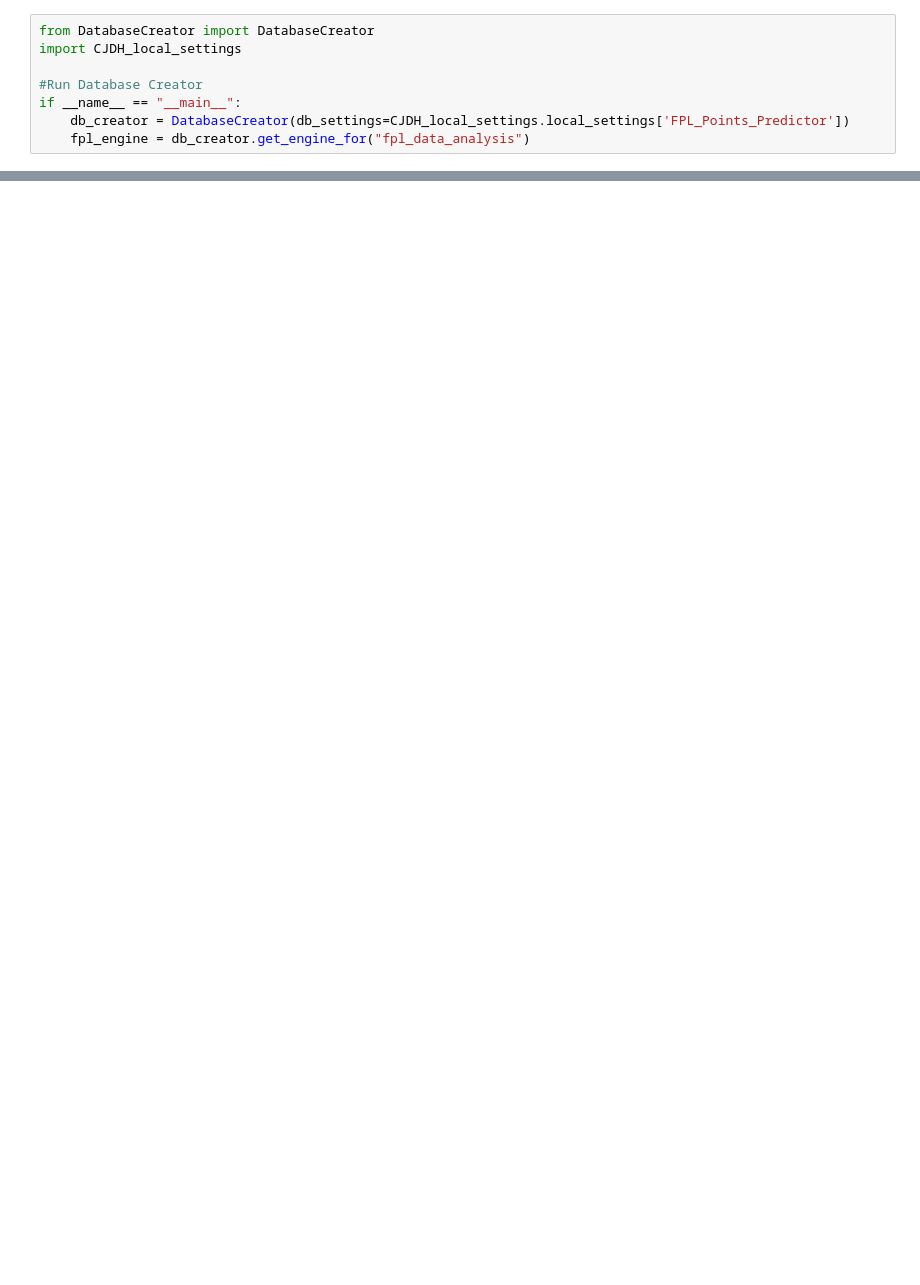
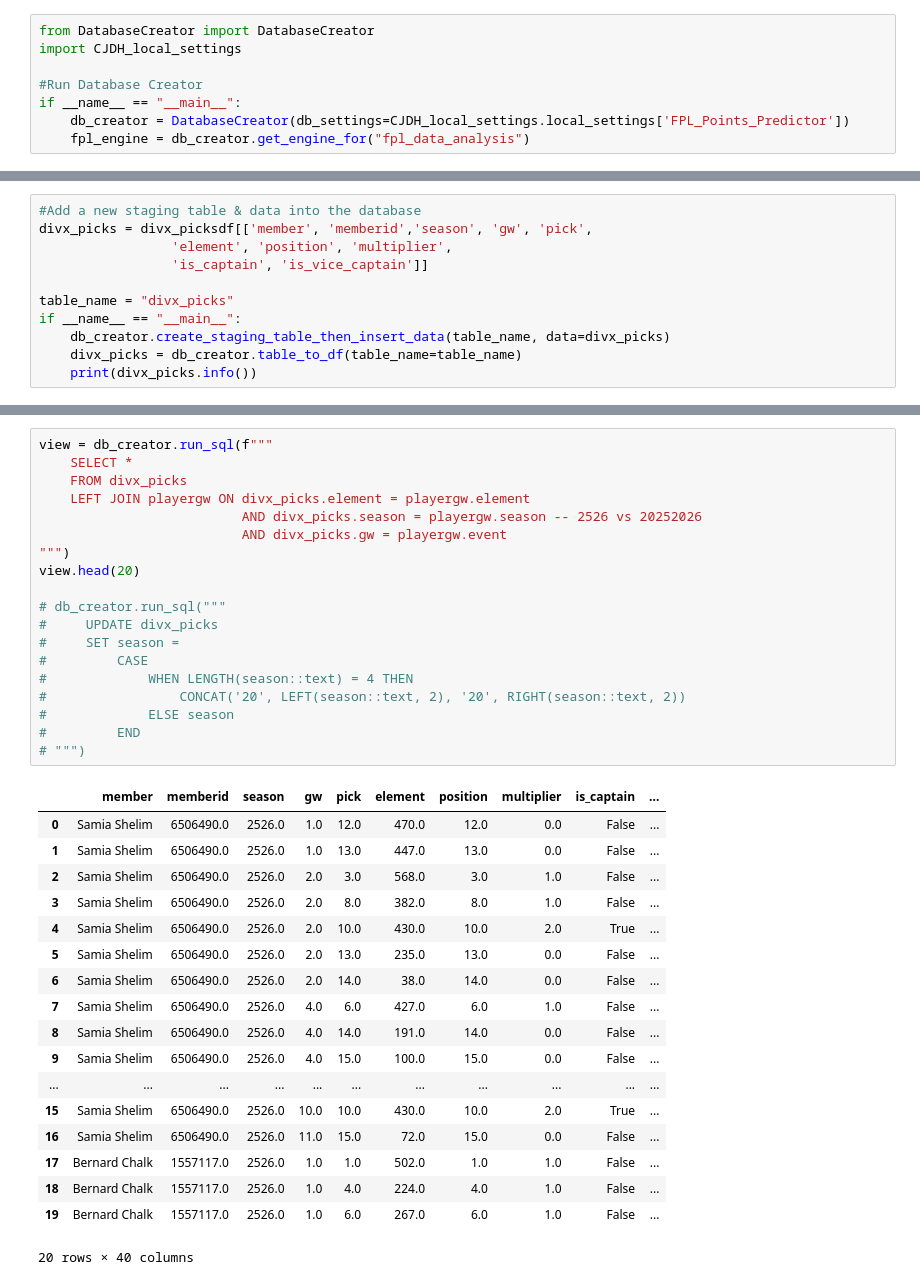
Before and after one commit to chrisimpacts/FPL-Points-Predictor, a Jupyter notebook: DIVX-Team-Analysis.ipynb, the cells around one changed output, grey strips where cells are left out. Saved outputs shown, nothing was run; the diff lists cells and outputs as text; blank space fills up the shorter version.

```diff
--- a/DIVX-Team-Analysis.ipynb
+++ b/DIVX-Team-Analysis.ipynb
@@ -18,0 +47,11 @@ current_season = 20252026
+# %%
+#Add a new staging table & data into the database
+divx_picks = divx_picksdf[['member', 'memberid','season', 'gw', 'pick',
+                 'element', 'position', 'multiplier',
+                 'is_captain', 'is_vice_captain']]
+
+table_name = "divx_picks"
+if __name__ == "__main__":
+    db_creator.create_staging_table_then_insert_data(table_name, data=divx_picks)
+    divx_picks = db_creator.table_to_df(table_name=table_name)
+    print(divx_picks.info())
@@ -57,0 +125,38 @@ view.head(20)
+# %%
+view = db_creator.run_sql(f"""
+    SELECT *
+    FROM divx_picks
+    LEFT JOIN playergw ON divx_picks.element = playergw.element
+                          AND divx_picks.season = playergw.season -- 2526 vs 20252026
+                          AND divx_picks.gw = playergw.event
+""")
+view.head(20)
+
+# db_creator.run_sql("""
+#     UPDATE divx_picks
+#     SET season =
+#         CASE
+#             WHEN LENGTH(season::text) = 4 THEN
+#                 CONCAT('20', LEFT(season::text, 2), '20', RIGHT(season::text, 2))
+#             ELSE season
+#         END
+# """)
+# %% [output]
+|  | member | memberid | season | gw | pick | element | position | multiplier | is_captain | ... |
+| 0 | Samia Shelim | 6506490.0 | 2526.0 | 1.0 | 12.0 | 470.0 | 12.0 | 0.0 | False | ... |
+| 1 | Samia Shelim | 6506490.0 | 2526.0 | 1.0 | 13.0 | 447.0 | 13.0 | 0.0 | False | ... |
+| 2 | Samia Shelim | 6506490.0 | 2526.0 | 2.0 | 3.0 | 568.0 | 3.0 | 1.0 | False | ... |
+| 3 | Samia Shelim | 6506490.0 | 2526.0 | 2.0 | 8.0 | 382.0 | 8.0 | 1.0 | False | ... |
+| 4 | Samia Shelim | 6506490.0 | 2526.0 | 2.0 | 10.0 | 430.0 | 10.0 | 2.0 | True | ... |
+| 5 | Samia Shelim | 6506490.0 | 2526.0 | 2.0 | 13.0 | 235.0 | 13.0 | 0.0 | False | ... |
+| 6 | Samia Shelim | 6506490.0 | 2526.0 | 2.0 | 14.0 | 38.0 | 14.0 | 0.0 | False | ... |
+| 7 | Samia Shelim | 6506490.0 | 2526.0 | 4.0 | 6.0 | 427.0 | 6.0 | 1.0 | False | ... |
+| 8 | Samia Shelim | 6506490.0 | 2526.0 | 4.0 | 14.0 | 191.0 | 14.0 | 0.0 | False | ... |
+| 9 | Samia Shelim | 6506490.0 | 2526.0 | 4.0 | 15.0 | 100.0 | 15.0 | 0.0 | False | ... |
+| ... | ... | ... | ... | ... | ... | ... | ... | ... | ... | ... |
+| 15 | Samia Shelim | 6506490.0 | 2526.0 | 10.0 | 10.0 | 430.0 | 10.0 | 2.0 | True | ... |
+| 16 | Samia Shelim | 6506490.0 | 2526.0 | 11.0 | 15.0 | 72.0 | 15.0 | 0.0 | False | ... |
+| 17 | Bernard Chalk | 1557117.0 | 2526.0 | 1.0 | 1.0 | 502.0 | 1.0 | 1.0 | False | ... |
+| 18 | Bernard Chalk | 1557117.0 | 2526.0 | 1.0 | 4.0 | 224.0 | 4.0 | 1.0 | False | ... |
+| 19 | Bernard Chalk | 1557117.0 | 2526.0 | 1.0 | 6.0 | 267.0 | 6.0 | 1.0 | False | ... |
+20 rows × 40 columns
```
Also changed, not shown: parts of 14 cells of this notebook, 4 other files.
